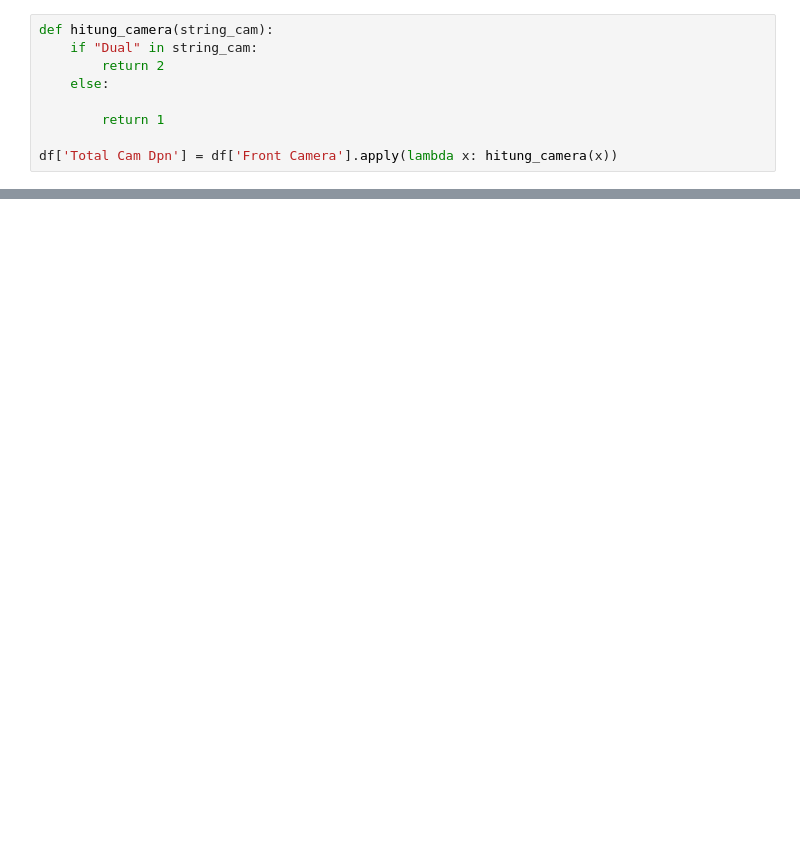
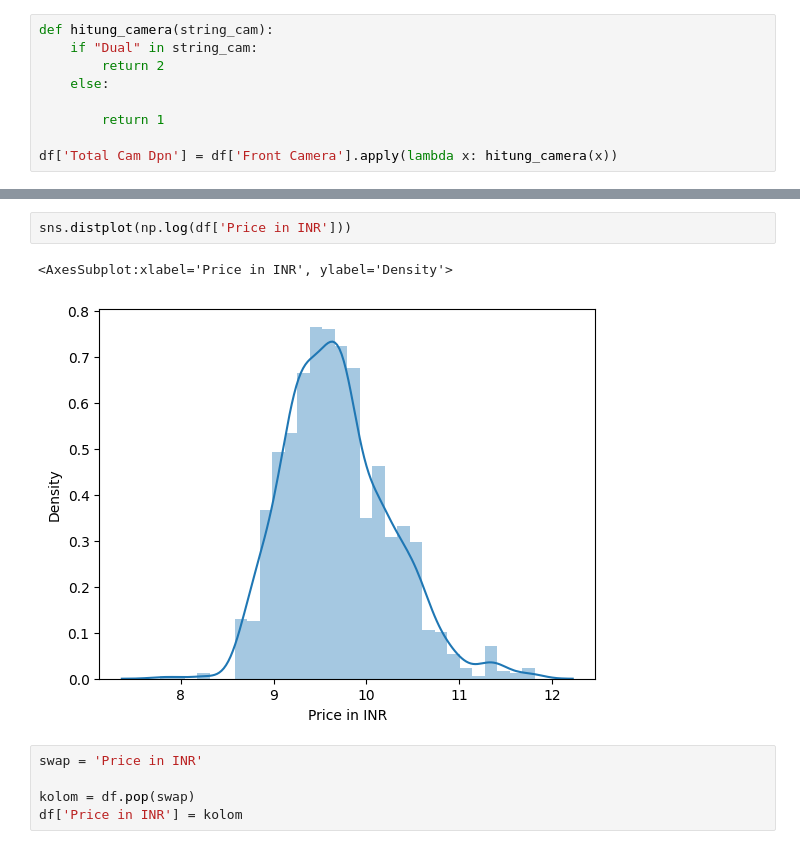
Before and after one commit to meiditaathfl05/TUGAS-REKRU, a Jupyter notebook: regresi.ipynb, the cells around one changed output, grey strips where cells are left out. Cells and saved outputs as stored; diff of their text form; blank space fills up the shorter version.

```diff
--- a/regresi.ipynb
+++ b/regresi.ipynb
@@ -409 +577,11 @@ df
+# %%
+sns.distplot(np.log(df['Price in INR']))
+# %% [output]
+<AxesSubplot:xlabel='Price in INR', ylabel='Density'>
+[figure, added]
+# %%
+swap = 'Price in INR'
+
+kolom = df.pop(swap)
+df['Price in INR'] = kolom
 # %%
```
Also changed, not shown: parts of 42 cells of this notebook, 3 other files.
